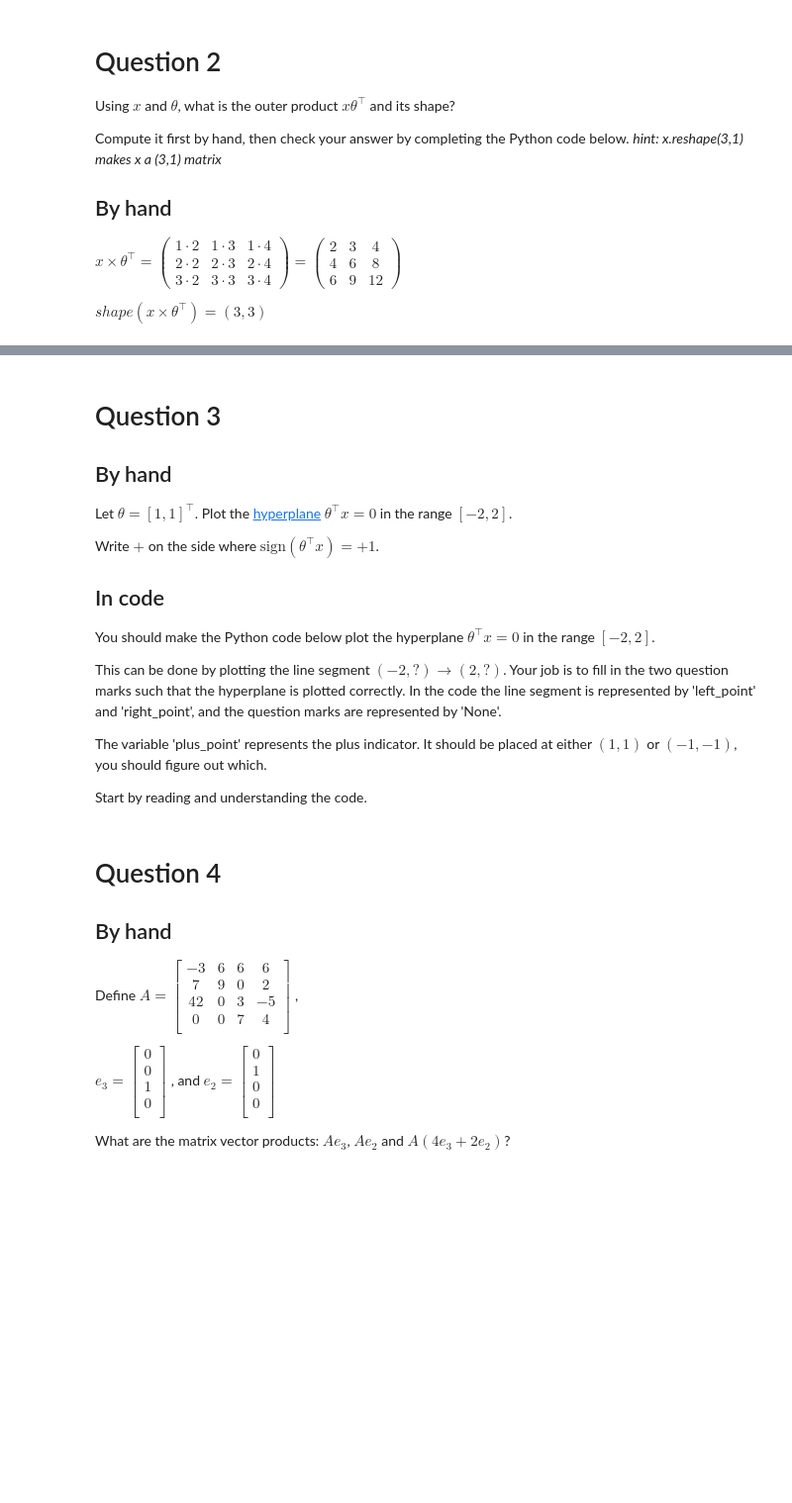
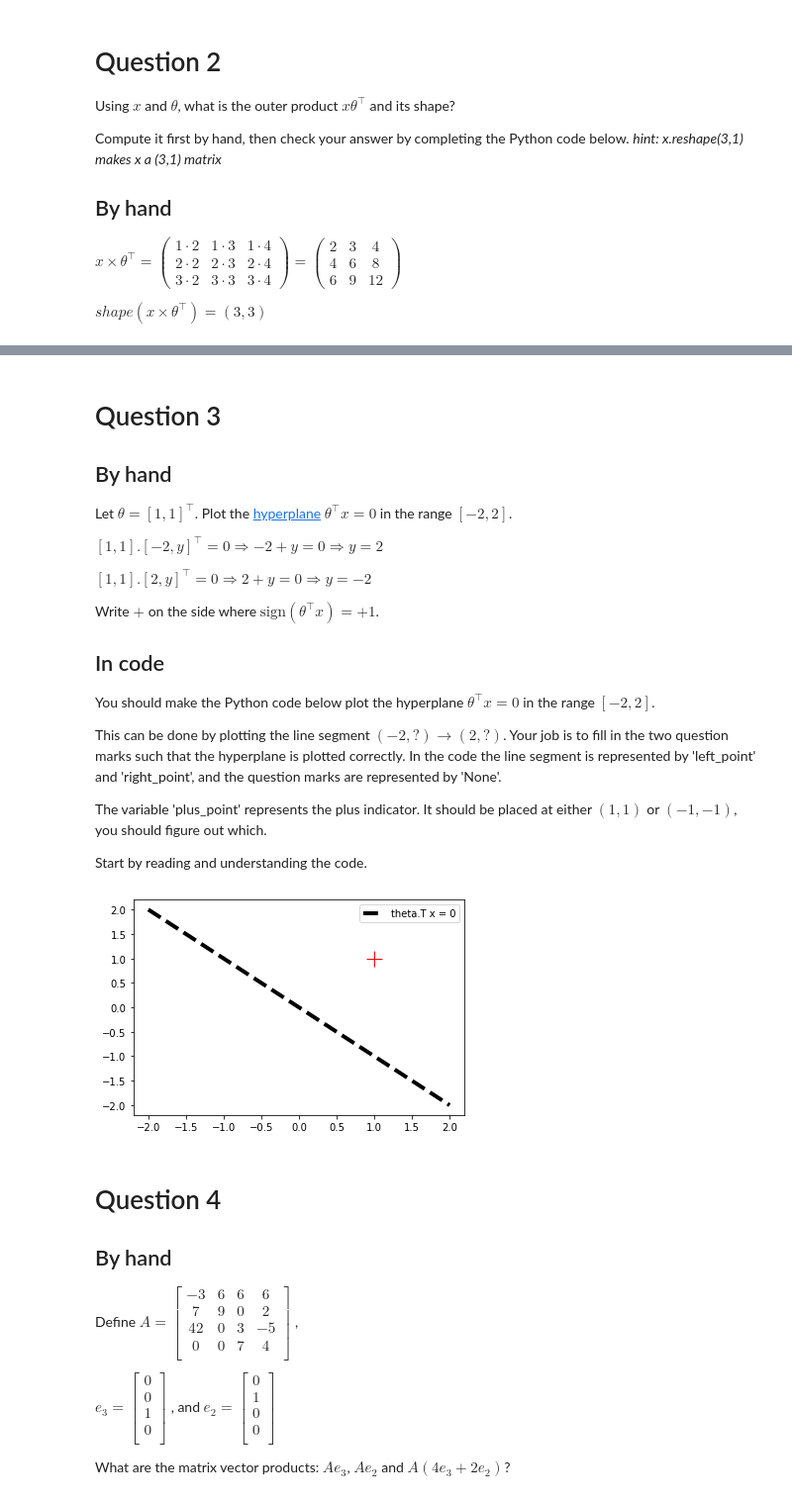
Before and after one commit to frej0887/ML20, a Jupyter notebook: week1/theory_mathquiz.ipynb, the cells around one changed output, grey strips where cells are left out. Shown at 99% size. Saved outputs shown, nothing was run; the diff lists cells and outputs as text; code cells hidden in the pictures; blank space fills up the shorter version.

```diff
--- a/week1/theory_mathquiz.ipynb
+++ b/week1/theory_mathquiz.ipynb
@@ -99,6 +135,10 @@ print('Outer Prodcut Is:\n', outer_prod)
 
 Let $\theta = [1, 1]^\intercal$.
 Plot the <a href="https://en.wikipedia.org/wiki/Hyperplane" target="_blank">hyperplane</a> $\theta^\intercal x = 0$ in the range $[-2,2]$.
+
+$[1,1].[-2,y]^\intercal=0 \Rightarrow -2 + y = 0 \Rightarrow y=2$
+
+$[1,1].[2,y]^\intercal=0 \Rightarrow 2 + y = 0 \Rightarrow y=-2$
 
 Write $+$ on the side where $\textrm{sign}(\theta^\intercal x) = +1$.
 
@@ -113,29 +153,31 @@ Start by reading and understanding the code.
 # %%
 # Ensure plots are in-line
 %matplotlib inline
 
 # MatplotLib is a library for plotting data.
 # Here we use it to:
 #     1. plot the hyperplane 'theta.T*x=0' (.T means transpose)
 #     2. plot the plus indicator at either (1,1) or (-1, -1).
 import matplotlib.pyplot as plt
 
 # The line segment is represented by 'left_point' and 'right_point'.
-left_point = [-2, None]
-right_point = [2, None]
+left_point = [-2, 2]
+right_point = [2, -2]
 plus_pos = [1, 1] #or [-1, -1]
 
 # Assign the correct values to 'left_point', 'right_point' and 'plus_pos'.
 
 ### YOUR CODE
 ### END CODE
 
 # The following lines produce the plots. Try run the code.
 # See the documentation at https://matplotlib.org/contents.html
 plt.plot([left_point[0], right_point[0]], [left_point[1], right_point[1]], 'k--', linewidth=4, label='theta.T x = 0')
 plt.plot(plus_pos[0], plus_pos[1],'r', marker='+', markersize = 16, linewidth=4)
 plt.legend()
 plt.show()
+# %% [output]
+[figure, added]
 # %% [markdown]
 # Question 4
 ## By hand
```
Also changed, not shown: parts of 9 cells of this notebook, 1 other file.
